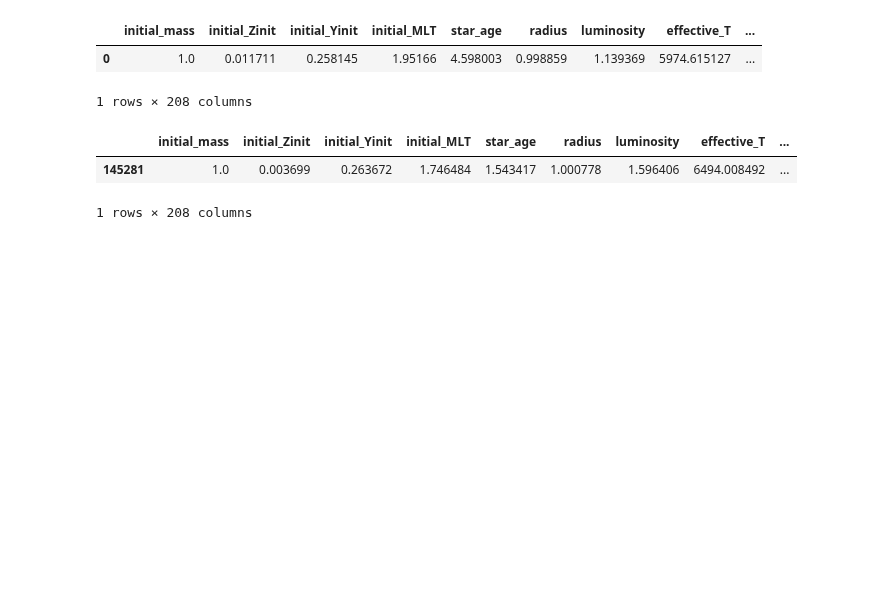
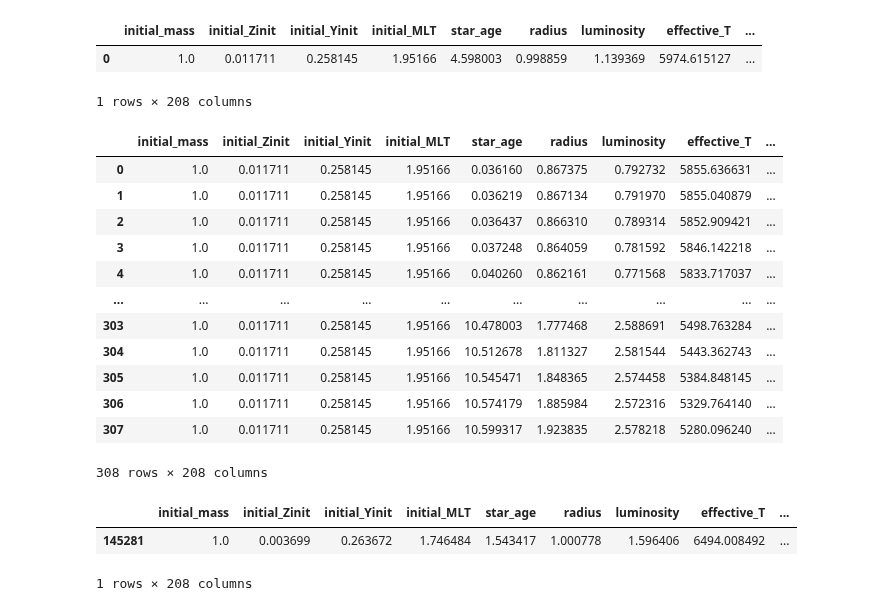
Before and after one commit to ojscutt/pitchfork, a Jupyter notebook: 3_angry_mob_error_Barbie.ipynb, the cells around one changed output. Saved outputs shown, nothing was run; the diff lists cells and outputs as text; code cells hidden in the pictures; blank space fills up the shorter version.

```diff
--- a/3_angry_mob_error_Barbie.ipynb
+++ b/3_angry_mob_error_Barbie.ipynb
@@ -195,6 +195,31 @@ df_mass_zinit_sol
 |  | initial_mass | initial_Zinit | initial_Yinit | initial_MLT | star_age | radius | luminosity | effective_T | ... |
 | 0 | 1.0 | 0.011711 | 0.258145 | 1.95166 | 4.598003 | 0.998859 | 1.139369 | 5974.615127 | ... |
 1 rows × 208 columns
+# %%
+"""
+FOR SKILLS SESSION
+"""
+
+# extract solar track:
+df_mass = df_full[df_full["initial_mass"]==1.0]
+
+df_mass_zinit = df_mass[df_mass["initial_Zinit"] == df_mass.iloc[(df_mass['initial_Zinit']-0.014).abs().argsort()[:1]]['initial_Zinit'].tolist()[0]]
+df_mass_zinit_sol = df_mass_zinit.set_index(np.arange(0,len(df_mass_zinit)))
+df_mass_zinit_sol
+# %% [output]
+|  | initial_mass | initial_Zinit | initial_Yinit | initial_MLT | star_age | radius | luminosity | effective_T | ... |
+| 0 | 1.0 | 0.011711 | 0.258145 | 1.95166 | 0.036160 | 0.867375 | 0.792732 | 5855.636631 | ... |
+| 1 | 1.0 | 0.011711 | 0.258145 | 1.95166 | 0.036219 | 0.867134 | 0.791970 | 5855.040879 | ... |
+| 2 | 1.0 | 0.011711 | 0.258145 | 1.95166 | 0.036437 | 0.866310 | 0.789314 | 5852.909421 | ... |
+| 3 | 1.0 | 0.011711 | 0.258145 | 1.95166 | 0.037248 | 0.864059 | 0.781592 | 5846.142218 | ... |
+| 4 | 1.0 | 0.011711 | 0.258145 | 1.95166 | 0.040260 | 0.862161 | 0.771568 | 5833.717037 | ... |
+| ... | ... | ... | ... | ... | ... | ... | ... | ... | ... |
+| 303 | 1.0 | 0.011711 | 0.258145 | 1.95166 | 10.478003 | 1.777468 | 2.588691 | 5498.763284 | ... |
+| 304 | 1.0 | 0.011711 | 0.258145 | 1.95166 | 10.512678 | 1.811327 | 2.581544 | 5443.362743 | ... |
+| 305 | 1.0 | 0.011711 | 0.258145 | 1.95166 | 10.545471 | 1.848365 | 2.574458 | 5384.848145 | ... |
+| 306 | 1.0 | 0.011711 | 0.258145 | 1.95166 | 10.574179 | 1.885984 | 2.572316 | 5329.764140 | ... |
+| 307 | 1.0 | 0.011711 | 0.258145 | 1.95166 | 10.599317 | 1.923835 | 2.578218 | 5280.096240 | ... |
+308 rows × 208 columns
 # %%
 random_point = df_test.sample(1)
 random_point
```
Also changed, not shown: parts of 1 cell of this notebook, 6 other files.
